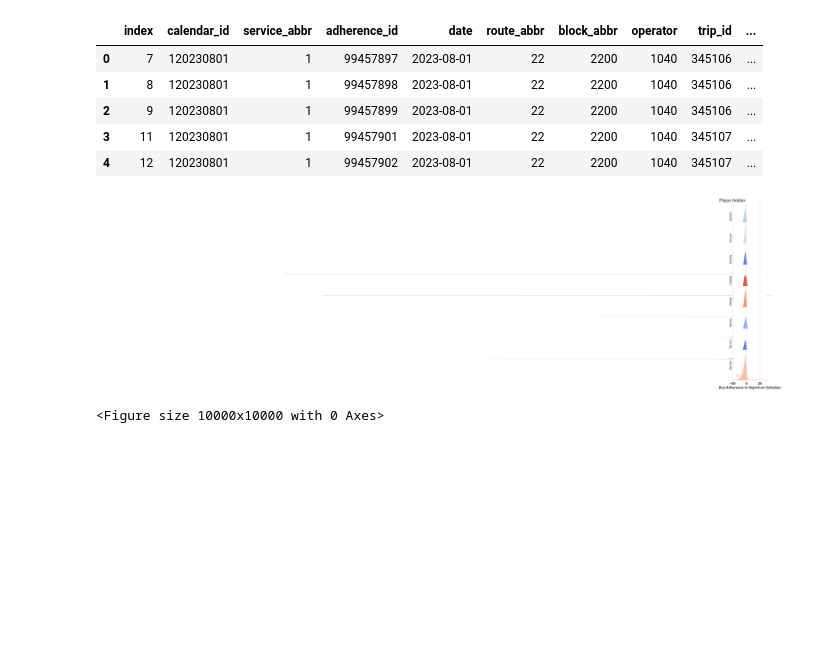
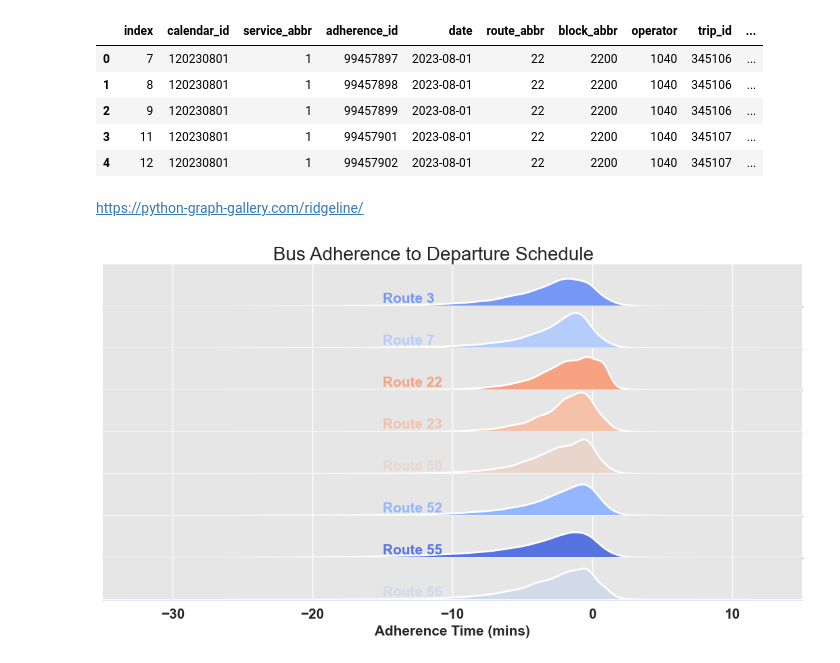
Before and after one commit to NSS-Data-Analytics-Cohort-12/wego-python-da12-python-spice-lattes, a Jupyter notebook: notebooks/WeGo.ipynb, the cells around one changed output. Saved outputs shown, nothing was run; the diff lists cells and outputs as text; code cells hidden in the pictures; blank space fills up the shorter version.

```diff
--- a/notebooks/WeGo.ipynb
+++ b/notebooks/WeGo.ipynb
@@ -244,6 +244,8 @@ route23_fromdt = (wego
 Use a ridgeline graph to show adherence distribution for each route and headway deviation for each route
 # %%
 wego_clean = wego.dropna(subset=['hdwy_dev']).reset_index()
+wego_clean = wego_clean[wego_clean['adherence'].between(-25, 10)]
+wego_clean = wego_clean[wego_clean['hdwy_dev'].between(-20,40)]
 wego_clean.head()
 # %% [output]
 |  | index | calendar_id | service_abbr | adherence_id | date | route_abbr | block_abbr | operator | trip_id | ... |
@@ -264,60 +266,64 @@ wego_clean.head()
 | 3 | 11 | 120230801 | 1 | 99457901 | 2023-08-01 | 22 | 2200 | 1040 | 345107 | ... |
 | 4 | 12 | 120230801 | 1 | 99457902 | 2023-08-01 | 22 | 2200 | 1040 | 345107 | ... |
 # %%
-abbr_route = {1: '3',
-             2: '7',
-             3: '22',
-             4: '23',
-             5: '50',
-             6: '52',
-             7: '55',
-             8: '56'}
+abbr_route = {1: 'Route 3',
+             2: 'Route 7',
+             3: 'Route 22',
+             4: 'Route 23',
+             5: 'Route 50',
+             6: 'Route 52',
+             7: 'Route 55',
+             8: 'Route 56'}
+# %% [markdown]
+https://python-graph-gallery.com/ridgeline/
 # %%
 # we generate a color palette with Seaborn.color_palette()
-pal = sns.color_palette(palette='coolwarm', n_colors=7)
+pal = sns.color_palette(palette='coolwarm', n_colors=10)
+sns.set_style("darkgrid", {"axes.facecolor": ".9"})
 
 # in the sns.FacetGrid class, the 'hue' argument is the one that is the one that will be represented by colors with 'palette'
-g = sns.FacetGrid(wego_clean, row='route_abbr', hue='mean_adherence', aspect=2, height=1.5, palette=pal)
+g = sns.FacetGrid(wego_clean, row='route_abbr', hue='mean_adherence', aspect=15, height=0.75, palette=pal)
 
 # then we add the densities kdeplots for each month
 g.map(sns.kdeplot, 'adherence',
       bw_adjust=1, clip_on=False,
       fill=True, alpha=1, linewidth=1.5)
 
 # here we add a white line that represents the contour of each kdeplot
 g.map(sns.kdeplot, 'adherence',
       bw_adjust=1, clip_on=False,
       color="w", lw=2)
 
 # here we add a horizontal line for each plot
 g.map(plt.axhline, y=0,
       lw=2, clip_on=False)
 
 # we loop over the FacetGrid figure axes (g.axes.flat) and add the month as text with the right color
 # notice how ax.lines[-1].get_color() enables you to access the last line's color in each matplotlib.Axes
 for i, ax in enumerate(g.axes.flat):
-    ax.set_xlim(-20, 30)
+    ax.set_xlim(-35, 15)
     ax.text(-15, 0.02, abbr_route[i+1],
             fontweight='bold', fontsize=15,
             color=ax.lines[-1].get_color())
 
 # we use matplotlib.Figure.subplots_adjust() function to get the subplots to overlap
-g.fig.subplots_adjust(hspace=-0.3)
+g.fig.subplots_adjust(hspace=0.0)
 
 # eventually we remove axes titles, yticks and spines
 g.set_titles("")
-g.set(yticks=[])
-g.despine(bottom=True, left=True)
+g.set(yticks=[], ylabel="")
+g.despine(bottom=False, left=True)
 
 plt.setp(ax.get_xticklabels(), fontsize=15, fontweight='bold')
-plt.xlabel('Bus Adherence to Departure Schedule', fontweight='bold', fontsize=15)
-g.fig.suptitle('Place Holder',
-               ha='right',
+plt.xlabel('Adherence Time (mins)', fontweight='bold', fontsize=15)
+g.fig.suptitle('Bus Adherence to Departure Schedule',
+               ha='center',
                fontsize=20,
                fontweight=20)
 
-plt.figure(figsize=(100, 100))
+# plt.figure(figsize=(10, 10))
 plt.show()
+
+# g.savefig("ridgeline.png")
 # %% [output]
-[figure, old version]
+[figure, new version]
-<Figure size 10000x10000 with 0 Axes>
```
Also changed, not shown: parts of 5 cells of this notebook.
